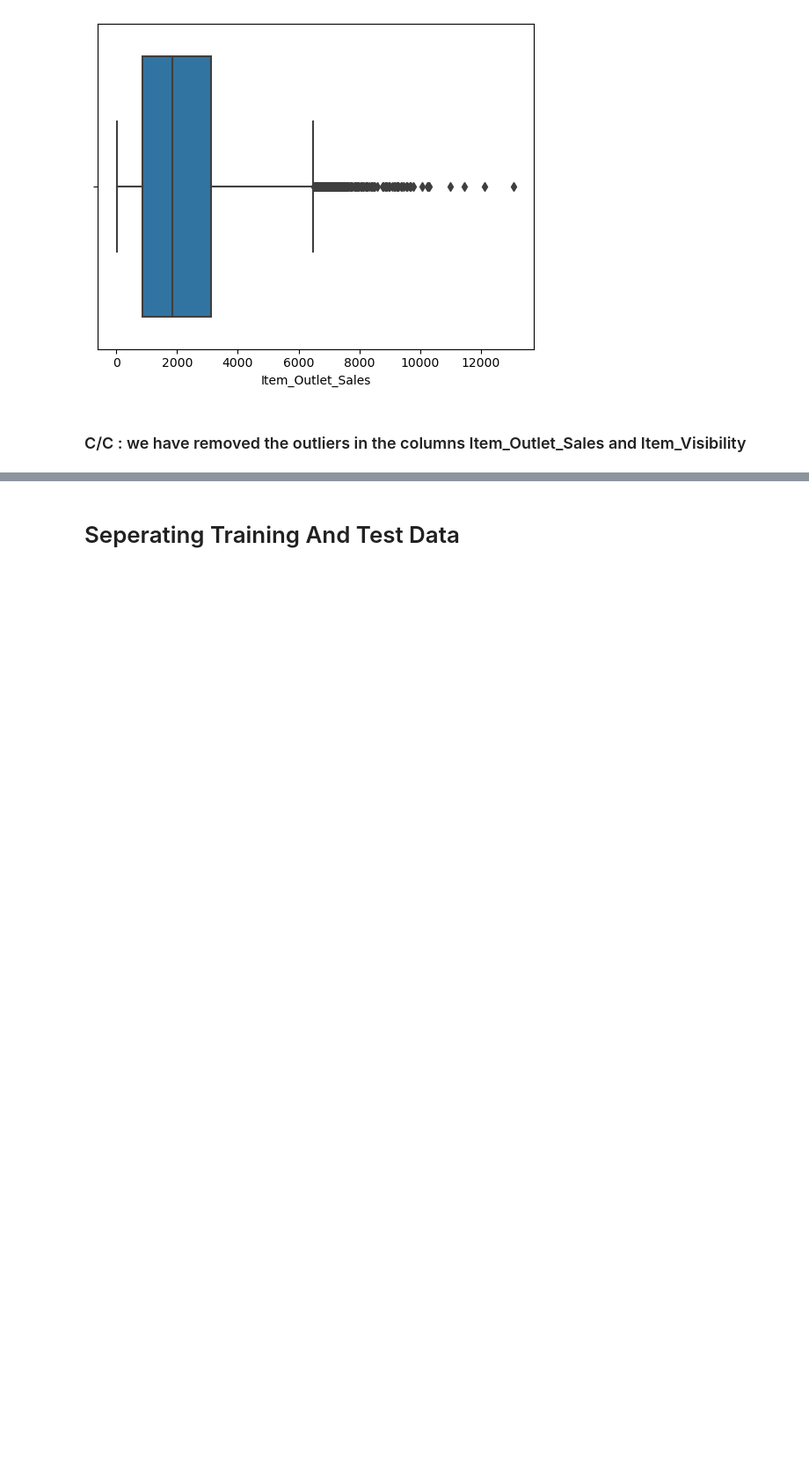
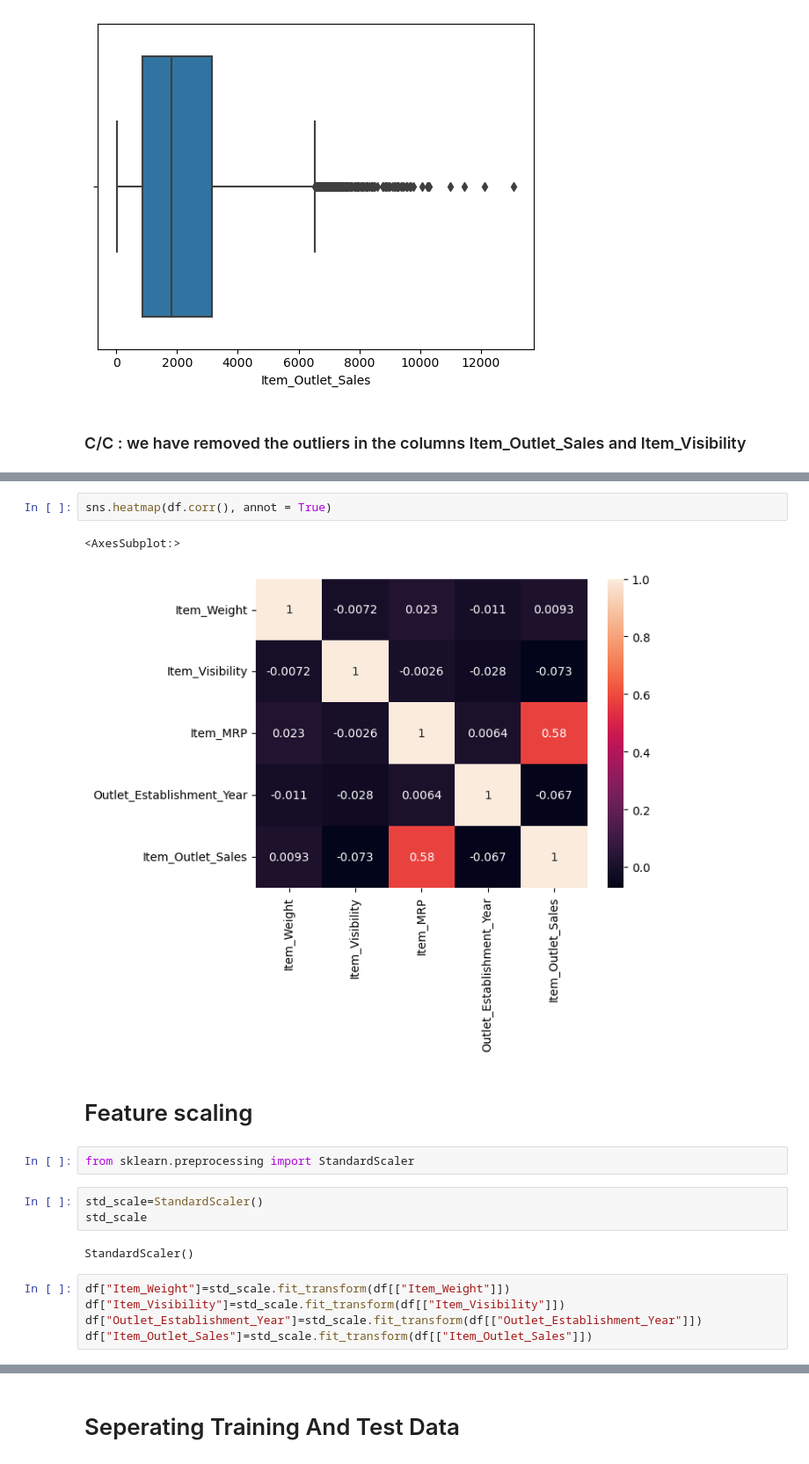
Before and after one commit to Technocolabs100/BigMart-Products-Outlet-Sales-Analysis-and-Prediction, a Jupyter notebook: mini-project.ipynb, the cells around one changed output, grey strips where cells are left out. Shown at 88% size. Saved outputs shown, nothing was run; the diff lists cells and outputs as text; blank space fills up the shorter version.

```diff
--- a/mini-project.ipynb
+++ b/mini-project.ipynb
@@ -377,0 +463,19 @@ sns.boxplot(df['Item_Outlet_Sales'])
+# %%
+sns.heatmap(df.corr(), annot = True)
+# %% [output]
+<AxesSubplot:>
+[figure, added]
+# %% [markdown]
+# Feature scaling
+# %%
+from sklearn.preprocessing import StandardScaler
+# %%
+std_scale=StandardScaler()
+std_scale
+# %% [output]
+StandardScaler()
+# %%
+df["Item_Weight"]=std_scale.fit_transform(df[["Item_Weight"]])
+df["Item_Visibility"]=std_scale.fit_transform(df[["Item_Visibility"]])
+df["Outlet_Establishment_Year"]=std_scale.fit_transform(df[["Outlet_Establishment_Year"]])
+df["Item_Outlet_Sales"]=std_scale.fit_transform(df[["Item_Outlet_Sales"]])
```
Also changed, not shown: parts of 24 cells of this notebook.
